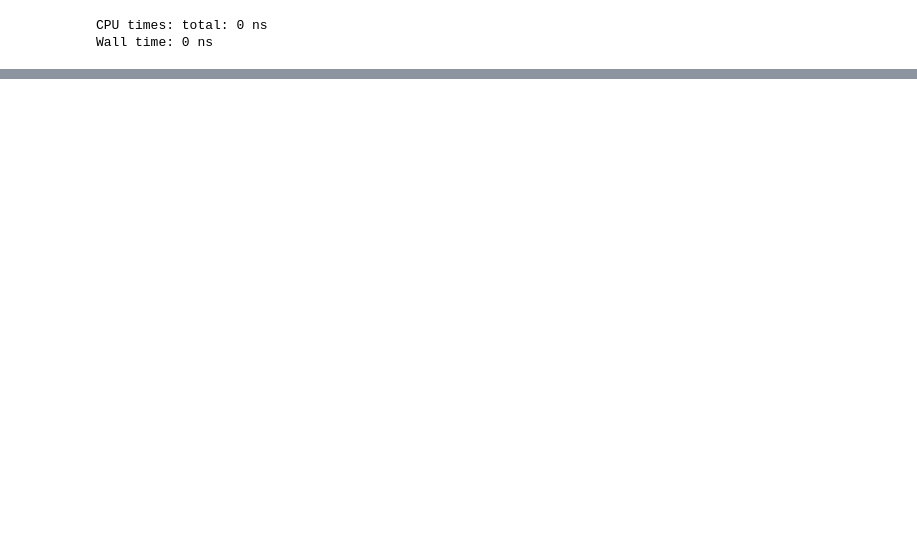
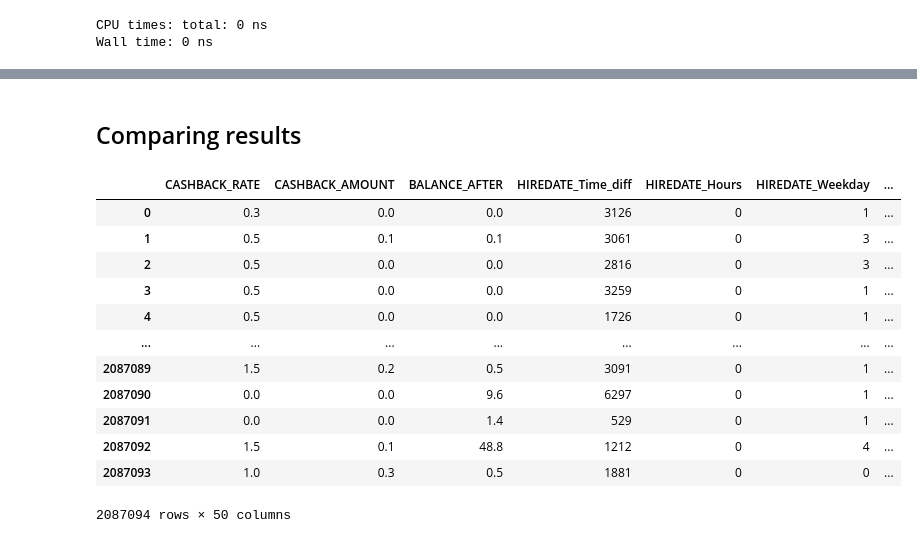
Before and after one commit to Ismat-Samadov/vipemlak_az, a Jupyter notebook: Cashback.ipynb, the cells around one changed output, grey strips where cells are left out. Saved outputs shown, nothing was run; the diff lists cells and outputs as text; code cells hidden in the pictures; blank space fills up the shorter version.

```diff
--- a/Cashback.ipynb
+++ b/Cashback.ipynb
@@ -736,14 +746,30 @@ summary =predict_cashback_summary(df_2,30)
+# %% [markdown]
+## Comparing results
 # %%
 df['BANK_TIME'] = pd.to_datetime(df['BANK_TIME'])
 
 # Filter the DataFrame for the specified date range
 filtered_df = df[(df['BANK_TIME'] >= pd.to_datetime('2023-05-01')) & (df['BANK_TIME'] <= pd.to_datetime('2023-05-31'))]
 
 # Group by month and calculate the sum of cashback amounts
 result = filtered_df.groupby(filtered_df['BANK_TIME'].dt.strftime('%B'))['CASHBACK_AMOUNT'].sum().reset_index()
 
 # Rename the columns
 result = result.rename(columns={'BANK_TIME': 'MONTH', 'CASHBACK_AMOUNT': 'CASHBACK_AMOUNT'})
 
-print(result)
-print(summary)
+result
+summary
+# %% [output]
+|  | CASHBACK_RATE | CASHBACK_AMOUNT | BALANCE_AFTER | HIREDATE_Time_diff | HIREDATE_Hours | HIREDATE_Weekday | ... |
+| 0 | 0.3 | 0.0 | 0.0 | 3126 | 0 | 1 | ... |
+| 1 | 0.5 | 0.1 | 0.1 | 3061 | 0 | 3 | ... |
+| 2 | 0.5 | 0.0 | 0.0 | 2816 | 0 | 3 | ... |
+| 3 | 0.5 | 0.0 | 0.0 | 3259 | 0 | 1 | ... |
+| 4 | 0.5 | 0.0 | 0.0 | 1726 | 0 | 1 | ... |
+| ... | ... | ... | ... | ... | ... | ... | ... |
+| 2087089 | 1.5 | 0.2 | 0.5 | 3091 | 0 | 1 | ... |
+| 2087090 | 0.0 | 0.0 | 9.6 | 6297 | 0 | 1 | ... |
+| 2087091 | 0.0 | 0.0 | 1.4 | 529 | 0 | 1 | ... |
+| 2087092 | 1.5 | 0.1 | 48.8 | 1212 | 0 | 4 | ... |
+| 2087093 | 1.0 | 0.3 | 0.5 | 1881 | 0 | 0 | ... |
+2087094 rows × 50 columns
```
Also changed, not shown: parts of 8 cells of this notebook.
